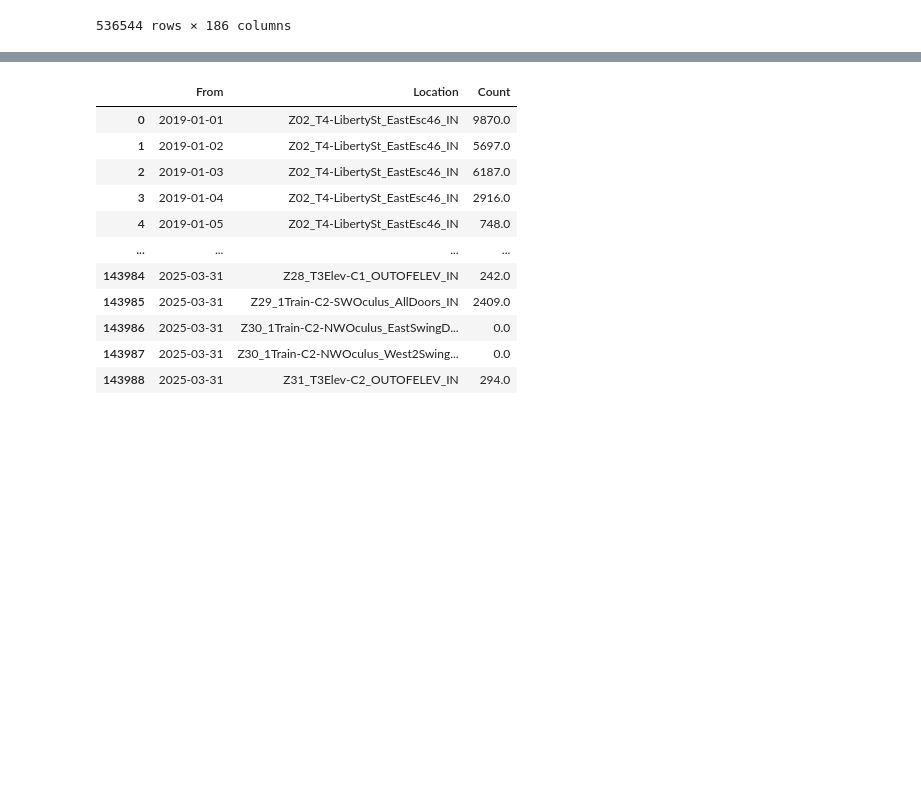
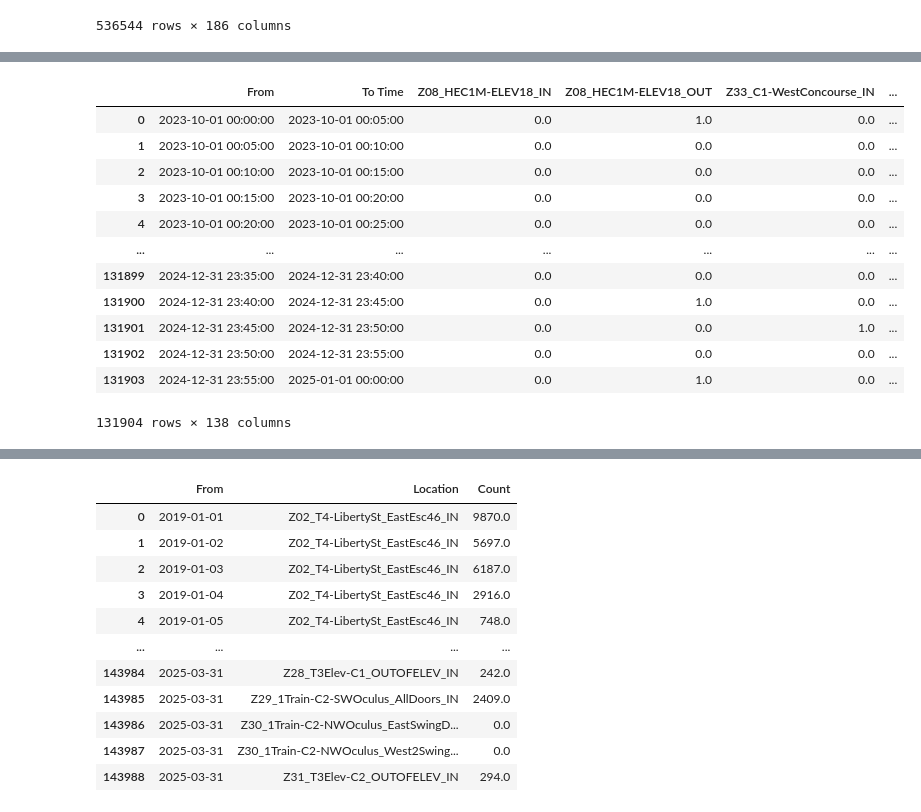
Before and after one commit to DAWGs-Data-Analytics-Working-Group/Analytics_Warehouse_Backend, a Jupyter notebook: python/b_transform.ipynb, the cells around one changed output, grey strips where cells are left out. Saved outputs shown, nothing was run; the diff lists cells and outputs as text; code cells hidden in the pictures; blank space fills up the shorter version.

Commit message:
added interior sensors

```diff
--- a/python/b_transform.ipynb
+++ b/python/b_transform.ipynb
@@ -15,11 +15,14 @@ from datetime import date
 current_date = date.today().strftime("%Y-%m-%d")  # Format: YYYY-MM-DD; Get the current date in the desired format
 
 # File paths
-parquet_filename = f"../planning_data/database/database_cleaned.parquet"
-database_archive = f"../planning_data/database/archive/database_cleaned_{current_date}.parquet" # Append the date to the filename
+parquet_filename_p1 = f"../planning_data/database/database_cleaned_p1.parquet"
+parquet_filename_p2 = f"../planning_data/database/database_cleaned_p2.parquet"
+database_archive = f"../planning_data/database/archive/database_cleaned_p1_{current_date}.parquet" # Append the date to the filename
 long_parquet_name = f"../planning_data/database/database_cleaned_long.parquet"
 parquet_intermediates =f"../planning_data/ped_report_parquet"
+parquet_intermediates_p2 =f"../planning_data/p2_sensors_parquet"
 parquet_intermediate_archive =f"../planning_data/ped_report_parquet/archive"
+parquet_intermediate_p2_archive =f"../planning_data/p2_sensors_parquet/archive"
 calendar_filename =f"../planning_data/database/calendar.parquet"
 daily_path = '../planning_data/database/daily.parquet'
 # %%
@@ -63,7 +67,7 @@ else:
     print("No valid data to save.")
 if dfs:
     # Concatenate all DataFrames into one
-    combined_df = pd.concat(dfs, ignore_index=True)
+    combined_p1_df = pd.concat(dfs, ignore_index=True)
 else:
     print("No Parquet files to process.")
 # %% [output]
@@ -106,0 +152,22 @@ combined_df.to_parquet(parquet_filename, engine="pyarrow", index=False)
+# %%
+# Remove data dumps and replace them with NA
+if dfs:
+    df = combined_p2_df\
+        .drop_duplicates(subset=['From'], keep='first')\
+        .reset_index(drop = True)
+    df.iloc[:, 2:] = df.iloc[:, 2:].mask(df.iloc[:, 2:] > 500, np.nan)
+combined_p2_df
+# %% [output]
+|  | From | To Time | Z08_HEC1M-ELEV18_IN | Z08_HEC1M-ELEV18_OUT | Z33_C1-WestConcourse_IN | ... |
+| 0 | 2023-10-01 00:00:00 | 2023-10-01 00:05:00 | 0.0 | 1.0 | 0.0 | ... |
+| 1 | 2023-10-01 00:05:00 | 2023-10-01 00:10:00 | 0.0 | 0.0 | 0.0 | ... |
+| 2 | 2023-10-01 00:10:00 | 2023-10-01 00:15:00 | 0.0 | 0.0 | 0.0 | ... |
+| 3 | 2023-10-01 00:15:00 | 2023-10-01 00:20:00 | 0.0 | 0.0 | 0.0 | ... |
+| 4 | 2023-10-01 00:20:00 | 2023-10-01 00:25:00 | 0.0 | 0.0 | 0.0 | ... |
+| ... | ... | ... | ... | ... | ... | ... |
+| 131899 | 2024-12-31 23:35:00 | 2024-12-31 23:40:00 | 0.0 | 0.0 | 0.0 | ... |
+| 131900 | 2024-12-31 23:40:00 | 2024-12-31 23:45:00 | 0.0 | 1.0 | 0.0 | ... |
+| 131901 | 2024-12-31 23:45:00 | 2024-12-31 23:50:00 | 0.0 | 0.0 | 1.0 | ... |
+| 131902 | 2024-12-31 23:50:00 | 2024-12-31 23:55:00 | 0.0 | 0.0 | 0.0 | ... |
+| 131903 | 2024-12-31 23:55:00 | 2025-01-01 00:00:00 | 0.0 | 1.0 | 0.0 | ... |
+131904 rows × 138 columns
```
Also changed, not shown: parts of 9 cells of this notebook, 2 other files.
